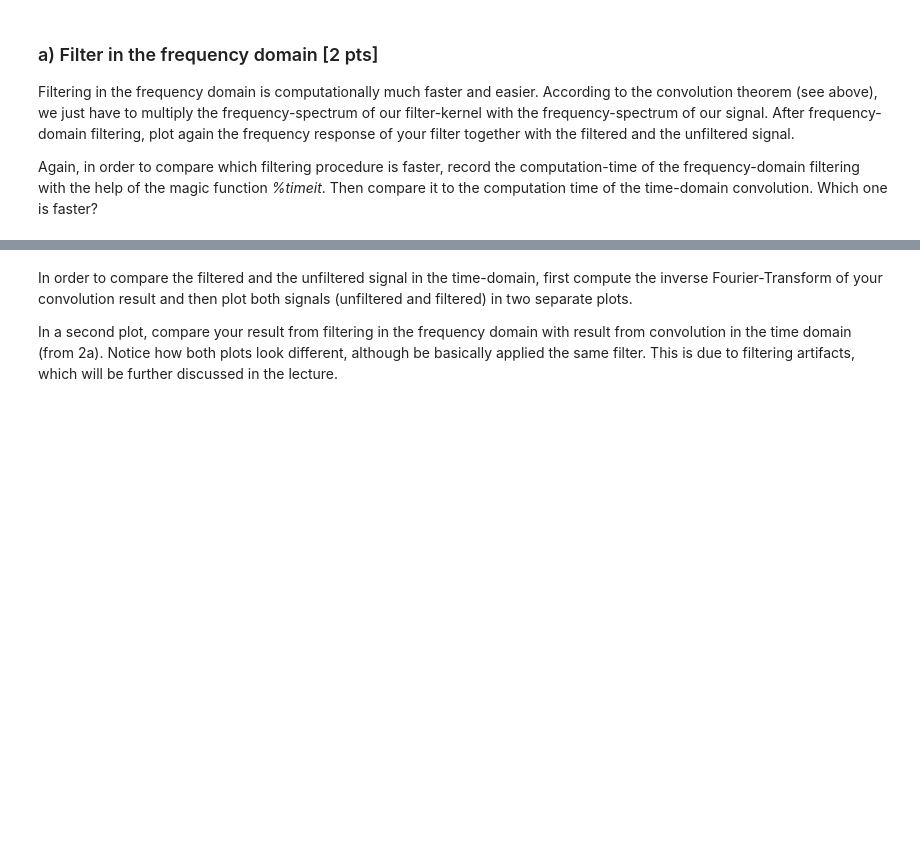
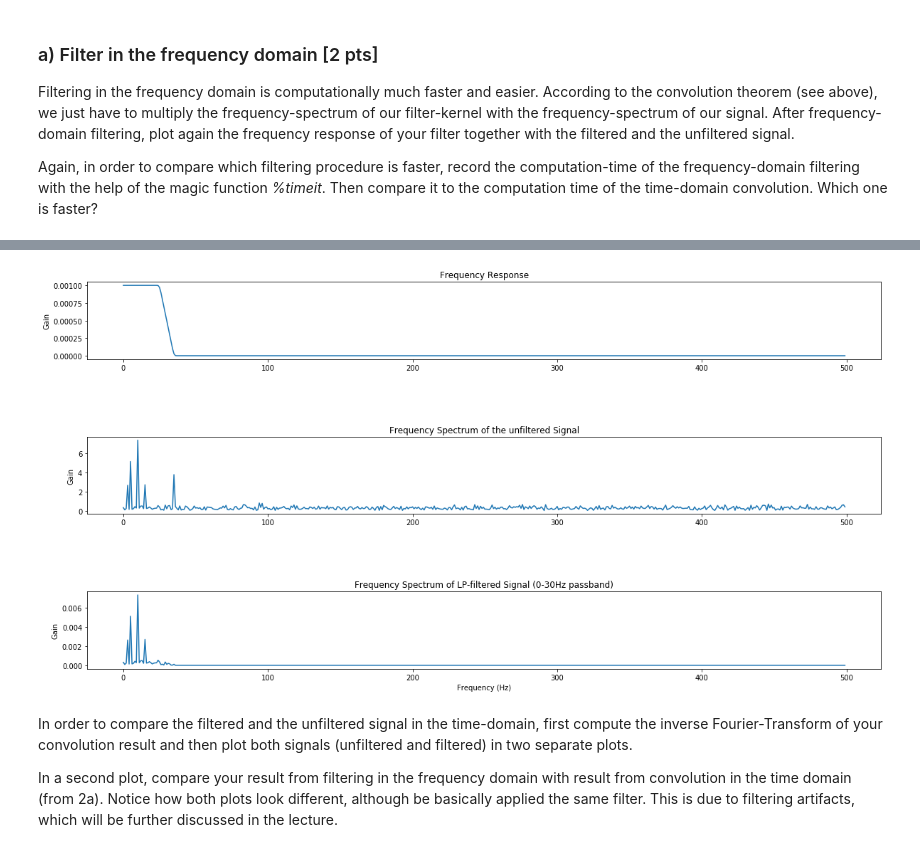
Before and after one commit to NBP-ACC/week-8-updated-acc_2, a Jupyter notebook: Sheet06.ipynb, the cells around one changed output, grey strips where cells are left out. Cells and saved outputs as stored; diff of their text form; code cells hidden in the pictures; blank space fills up the shorter version.

```diff
--- a/Sheet06.ipynb
+++ b/Sheet06.ipynb
@@ -222,0 +220,21 @@ Again, in order to compare which filtering procedure is faster, record the compu
+# %%
+filter_kernel = getFT(h_win, True)
+frequency_signal = getFT(signal_noisy, True)
+
+%timeit filter_kernel * frequency_signal
+filter_frequency = filter_kernel * frequency_signal
+
+_, axes = plt.subplots(nrows=3, ncols=1, figsize=(20,10))
+plt.subplots_adjust(hspace=1)
+
+# plot
+axes[0].plot(filter_kernel)
+axes[0].set(title = 'Frequency Response', ylabel = 'Gain')
+
+axes[1].plot(frequency_signal)
+axes[1].set(title = 'Frequency Spectrum of the unfiltered Signal', ylabel = 'Gain')
+
+axes[2].plot(filter_frequency)
+axes[2].set(title = 'Frequency Spectrum of LP-filtered Signal (0-30Hz passband)',
+            ylabel = 'Gain', xlabel = 'Frequency (Hz)');
+# %% [output]
@@ -223,3 +242,4 @@ Again, in order to compare which filtering procedure is faster, record the compu
+[figure, added]
 # %% [markdown]
 In order to compare the filtered and the unfiltered signal in the time-domain, first compute the inverse Fourier-Transform of your convolution result and then plot both signals (unfiltered and filtered) in two separate plots.
 
```
Also changed, not shown: parts of 7 cells of this notebook.
